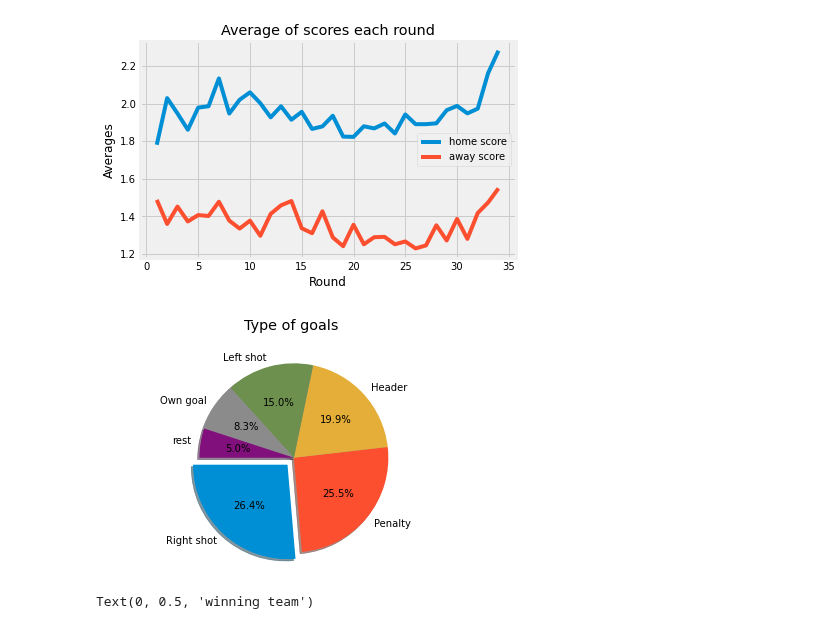
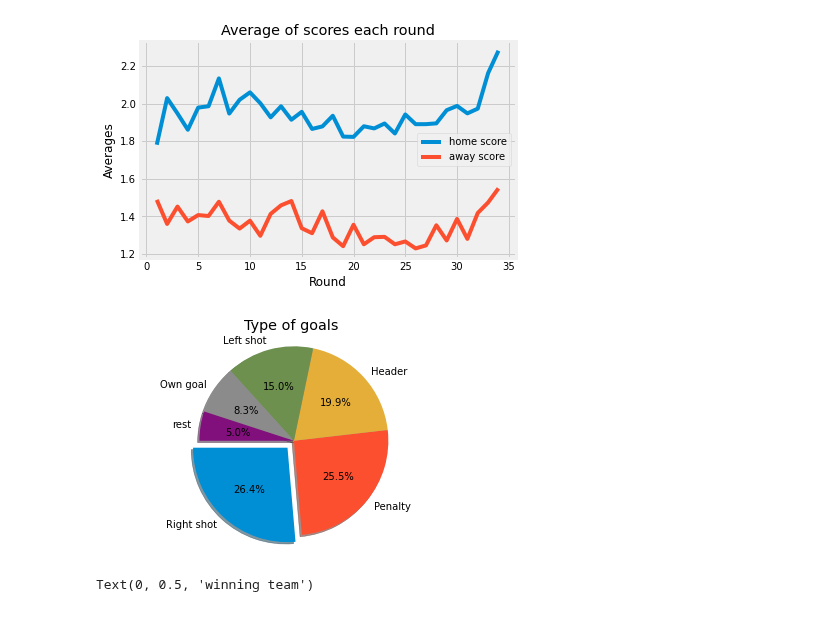
Before and after one commit to mohammedaljader/Football_Predictions_ML, a Jupyter notebook: final_notebook.ipynb, the cells around one changed output. Drawn from its saved outputs; the diff is of its cells as text; code cells hidden in the pictures.

```diff
--- a/final_notebook.ipynb
+++ b/final_notebook.ipynb
@@ -473,17 +473,17 @@ Text(0, 0.5, 'Averages')
 # %%
 labels = groubBy_typeGoal.index
 sizes = groubBy_typeGoal
 explode = (0.1, 0, 0, 0, 0, 0)
 
 fig1, ax1 = plt.subplots()
 ax1.pie(sizes, explode=explode, labels=labels, autopct='%1.1f%%',
         shadow=True, startangle=180)
 ax1.axis('equal')
-ax1.set_title("Type of goals\n")
+ax1.set_title("Type of goals")
 
 plt.show()
 # %% [output]
-[figure, old version]
+[figure, new version]
 # %%
 df_plot = pd.DataFrame()
 season = df_merge_goals['season']
```
Also changed, not shown: parts of 2 cells of this notebook.
